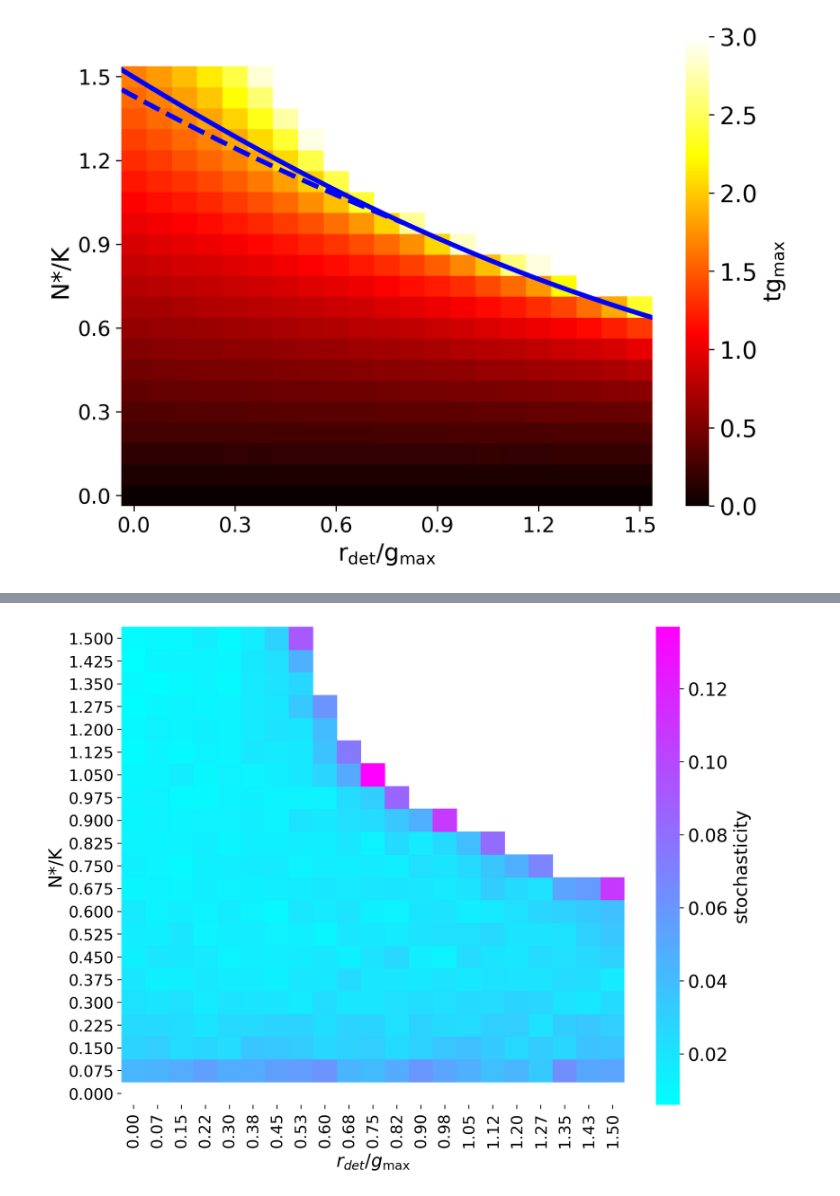
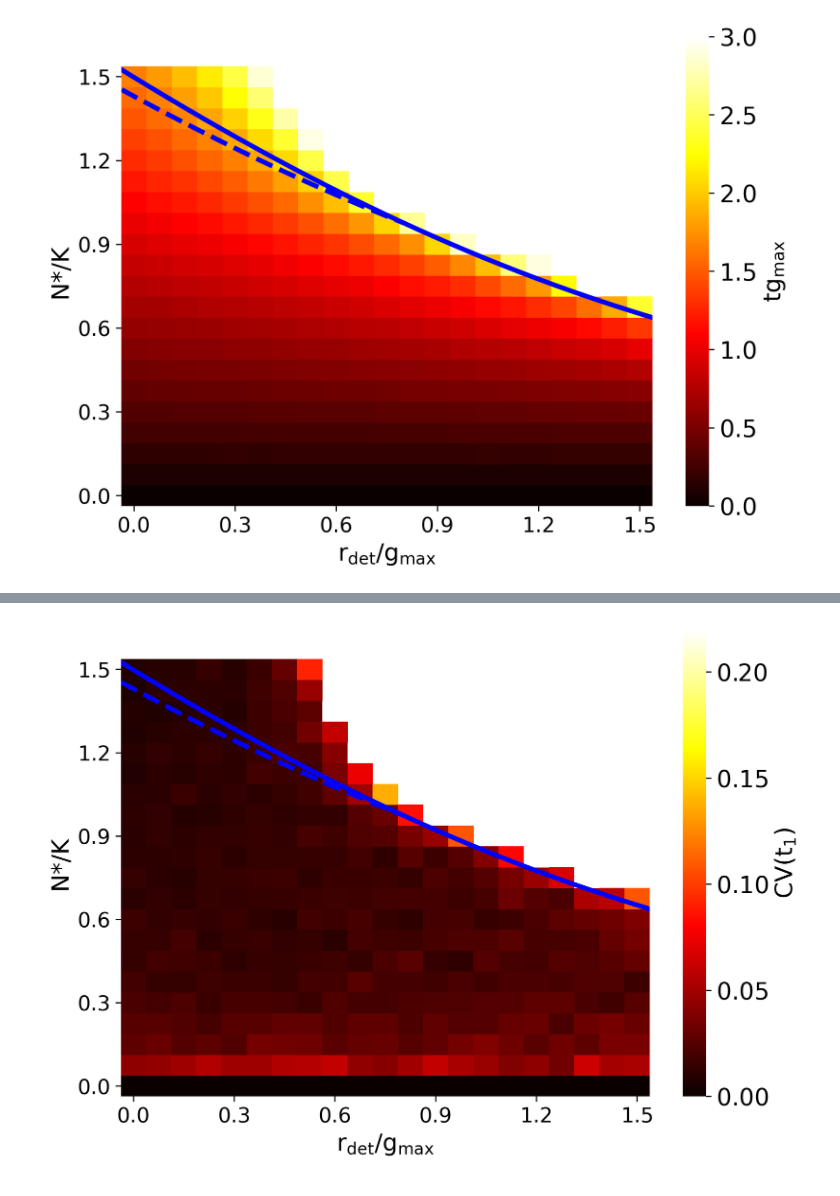
Before and after one commit to patricksinclair/multispecies_postprocessing, a Jupyter notebook: biofilm_threshold_theory/phase_diagram_plotter.ipynb, the cells around one changed output, grey strips where cells are left out. Cells and saved outputs as stored; diff of their text form; code cells hidden in the pictures.

Commit message:
updated graphs

```diff
--- a/biofilm_threshold_theory/phase_diagram_plotter.ipynb
+++ b/biofilm_threshold_theory/phase_diagram_plotter.ipynb
@@ -123,9 +124,13 @@ print(len(param_data.index))
 print(np.nanmean(param_data["tN_adjusted"]))
 print(np.nanmedian(param_data["tN_adjusted"]))
 #just fiddling around here to limit the range of values in the colour bar
-param_data["tN_adjusted"][param_data["tN_adjusted"] > 3] = 3
-param_data["coeff_variation"][(param_data["coeff_variation"] > 0.22) | (param_data["tN_adjusted"] > 3)] = None
+'''UNCOMMENT THE BELOW LINE TO GET THE NICE LOOKING HEATMAP'''
+#param_data["tN_adjusted"][param_data["tN_adjusted"] > 3] = 3
+param_data["coeff_variation"][(param_data["coeff_variation"] > 0.22) | (param_data["tN_adjusted"] > 3)] = 0.22
+param_data["coeff_variation"][np.isclose(param_data["n_thresh"], 0.)] = 0
 #param_data["coeff_variation"][param_data["tN_adjusted"] > 3] = None
+
+param_data["n_thresh"]
 # %% [output]
 441
 0.9974744917161228
@@ -224,8 +235,8 @@ plt.show()
 # %%
 pivot_stDev = param_data.pivot(index='n_thresh', columns='det_ratio', values='coeff_variation')
 # %%
-fig, ax = plt.subplots(dpi=220)
-fig.set_size_inches(10, 7.8)
+fig, ax = plt.subplots(dpi=320)
+fig.set_size_inches(8, 5.8)
 titleSize = 16
 labelSize = 16
 numbersize = 14
@@ -233,40 +244,77 @@ legendsize = 10
 IDsize=12
 
 
+import matplotlib.ticker as tkr
+formatter = tkr.ScalarFormatter(useMathText=True)
+# formatter.set_scientific(True)
+# formatter.set_powerlimits((-3, -2))
+
 # #this mask will only plot values between 15 and 20
 # masko = (pivot < 15) | (pivot >= 20)
 
 # #phase_mask = (pivot['det_ratio']) > 0.5
 
-ax = sns.heatmap(pivot_stDev, annot=False, cmap='cool')
+ax = sns.heatmap(pivot_stDev, annot=False, cmap='hot', xticklabels = 4, yticklabels=4, rasterized=True, cbar_kws={'format':formatter})
 # ax_masked = sns.heatmap(pivot, mask=masko, cmap='Greens', cbar=False, annot=True)
 # #ax_masked2 = sns.heatmap(pivot, mask=phase_mask, cmap='Blues', cbar=False, annot=True)
-#ax.collections[0].colorbar.ax.set_ylim(0,1.2)
 
 ax.invert_yaxis()
 labels_x = [label.get_text() for label in ax.get_xticklabels()]
-ax.set_xticklabels(map(lambda x: "{:.2f}".format(float(x)), labels_x))
+ax.set_xticklabels(map(lambda x: "{:.1f}".format(float(x)), labels_x))
 labels_y = [label.get_text() for label in ax.get_yticklabels()]
-ax.set_yticklabels(map(lambda y: "{:.3f}".format(float(y)), labels_y))
+ax.set_yticklabels(map(lambda y: "{:.1f}".format(float(y)), labels_y))
 
-# ax2 = ax.twiny()
-# ax2.set_xlim(0.078, 0.92)
-# ax2.axvline(x=phase2_lim/max_gRate, linewidth=4, color='r')
-# print(phase2_lim/max_gRate)
+#plot the theoretical blue line #####################
+theoryN_vals = np.vectorize(phase_diag_line)(det_ratio_vals)
+# theoryN_vals[0] = 1.5
+# theoryN_vals[-1] = 0.6
+print(theoryN_vals[0])
+print(theoryN_vals[-1])
 
-ax.set_xlabel('$r_{det}/g_{\max}$', fontsize=labelSize)
+#in order to get the line to be positioned correctly, need to multiply it by this scale factor.
+#equal to the max value of the line divided by no. of squares in each axis
+nsquares = len(param_data.index)**0.5 #no. of squares in each axis
+scale_factor_x = nsquares/1.5
+scale_factor_y = nsquares/1.5
+sns.lineplot(x=det_ratio_vals*scale_factor_x, y=theoryN_vals*scale_factor_y, linewidth = 3.2, color="blue")
+line = ax.lines[0] # get the line
+line.set_ydata(line.get_ydata() - 0.5)
+
+
+
+#plot the dashed line
+det_ratio_vals_dashed = dashed_line_vals["r_det_ratio"]
+theoryN_vals_dashed = dashed_line_vals["N_theory"]
+print(theoryN_vals_dashed[0])
+print(np.min(theoryN_vals_dashed))
+
+scale_factor_x_dashed = nsquares/1.5
+scale_factor_y_dashed = nsquares/1.5
+
+sns.lineplot(x=det_ratio_vals_dashed*scale_factor_x_dashed, y=theoryN_vals_dashed*scale_factor_y_dashed, linewidth = 3.2, color="blue")
+line = ax.lines[1] # get the line
+line.set_ydata(line.get_ydata() - 0.5)
+line.set_linestyle("--")
+###########################################
+
+
+
+ax.axis('tight')
+
+ax.set_xlabel('r$_{\\rm det}/\\rm{g}_{\max}$', fontsize=labelSize)
 ax.set_ylabel('N*/K', fontsize=labelSize)
 ax.xaxis.set_tick_params(labelsize=numbersize)
-# ax2.xaxis.set_tick_params(labelsize=numbersize+5)
 ax.yaxis.set_tick_params(labelsize=numbersize)
 
-# ax2.set_xticks([phase2_lim_scaled])
-# ax2.set_xticklabels(["$\\frac{r_{imm}}{g_{\max}K}$"])
 
 cbar = ax.collections[0].colorbar
 cbar.ax.tick_params(labelsize=labelSize)
-cbar.set_label("stochasticity", fontsize=labelSize)
+cbar.set_label("CV(t$_1$)", fontsize=labelSize)
 
-#plt.savefig('plots/optimalNThreshAndRDet.pdf')
+#cbar = plt.colorbar()
+cbar.ax.locator_params(nbins=6)
+
+plt.xticks(rotation=0)
+plt.savefig('paper_plots/CV_t1_heatmap.pdf', bbox_inches='tight')
 plt.show()
 # %% [output]
@@ -273 +325 @@ plt.show()
-[figure, old version]
+[figure, new version]
```
Also changed, not shown: parts of 9 cells of this notebook, 1 other file.
